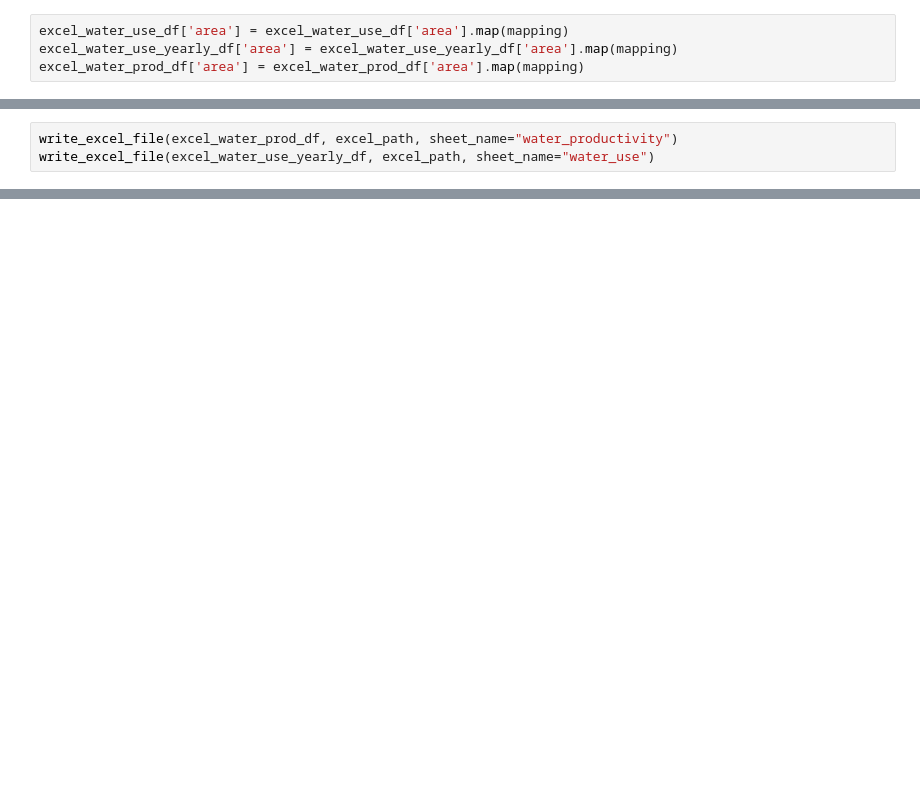
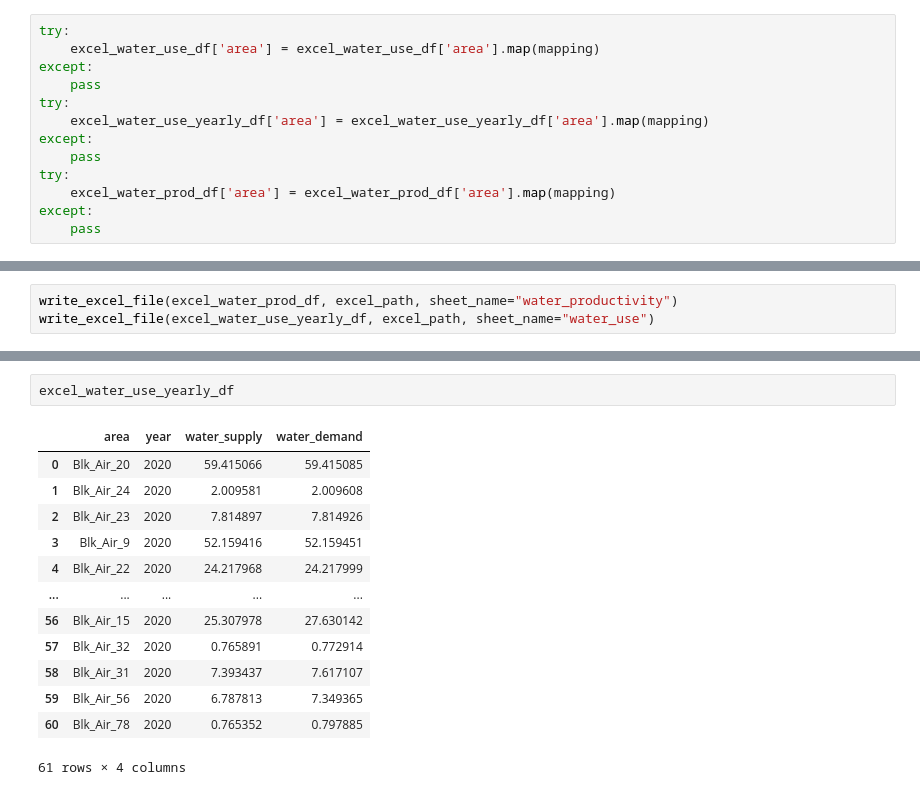
Before and after one commit to Deltares-research/egypt-survey-ml, a Jupyter notebook: notebooks/get_water_use.ipynb, the cells around one changed output, grey strips where cells are left out. Drawn from its saved outputs; the diff is of its cells as text; blank space fills up the shorter version.

```diff
--- a/notebooks/get_water_use.ipynb
+++ b/notebooks/get_water_use.ipynb
@@ -117,9 +133,18 @@ mapping = (
     .set_index('Name')['area_name']
 )
 # %%
-excel_water_use_df['area'] = excel_water_use_df['area'].map(mapping)
-excel_water_use_yearly_df['area'] = excel_water_use_yearly_df['area'].map(mapping)
-excel_water_prod_df['area'] = excel_water_prod_df['area'].map(mapping)
+try:
+    excel_water_use_df['area'] = excel_water_use_df['area'].map(mapping)
+except:
+    pass
+try:
+    excel_water_use_yearly_df['area'] = excel_water_use_yearly_df['area'].map(mapping)
+except:
+    pass
+try:
+    excel_water_prod_df['area'] = excel_water_prod_df['area'].map(mapping)
+except:
+    pass
 # %%
 for i, row in excel_water_prod_df.iterrows():
     year = row['year']
@@ -176,3 +216,19 @@ for column in excel_water_use_yearly_df.columns:
         excel_command_df[column] = excel_command_df[column] / excel_command_df['rural_population']
 
 write_excel_file(excel_command_df, excel_path, sheet_name='command_unit')
+# %%
+excel_water_use_yearly_df
+# %% [output]
+|  | area | year | water_supply | water_demand |
+| 0 | Blk_Air_20 | 2020 | 59.415066 | 59.415085 |
+| 1 | Blk_Air_24 | 2020 | 2.009581 | 2.009608 |
+| 2 | Blk_Air_23 | 2020 | 7.814897 | 7.814926 |
+| 3 | Blk_Air_9 | 2020 | 52.159416 | 52.159451 |
+| 4 | Blk_Air_22 | 2020 | 24.217968 | 24.217999 |
+| ... | ... | ... | ... | ... |
+| 56 | Blk_Air_15 | 2020 | 25.307978 | 27.630142 |
+| 57 | Blk_Air_32 | 2020 | 0.765891 | 0.772914 |
+| 58 | Blk_Air_31 | 2020 | 7.393437 | 7.617107 |
+| 59 | Blk_Air_56 | 2020 | 6.787813 | 7.349365 |
+| 60 | Blk_Air_78 | 2020 | 0.765352 | 0.797885 |
+61 rows × 4 columns
```
Also changed, not shown: parts of 5 cells of this notebook, 4 other files.
